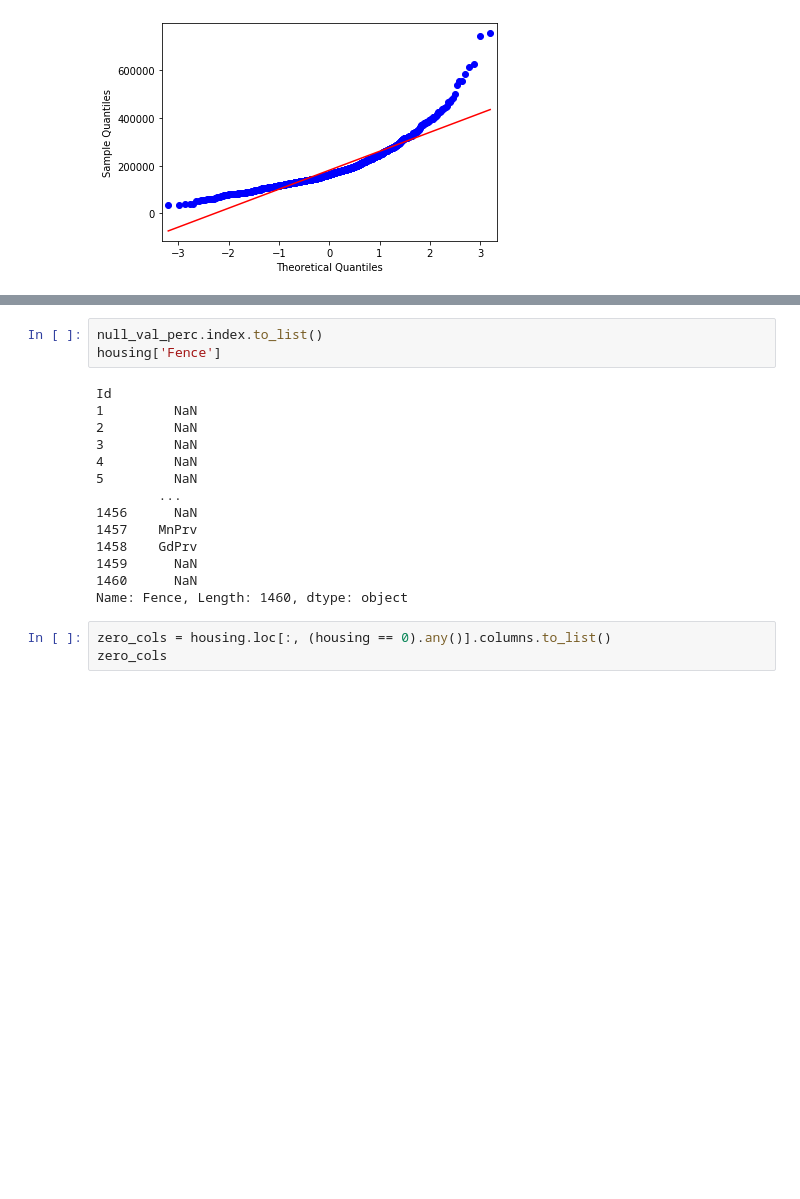
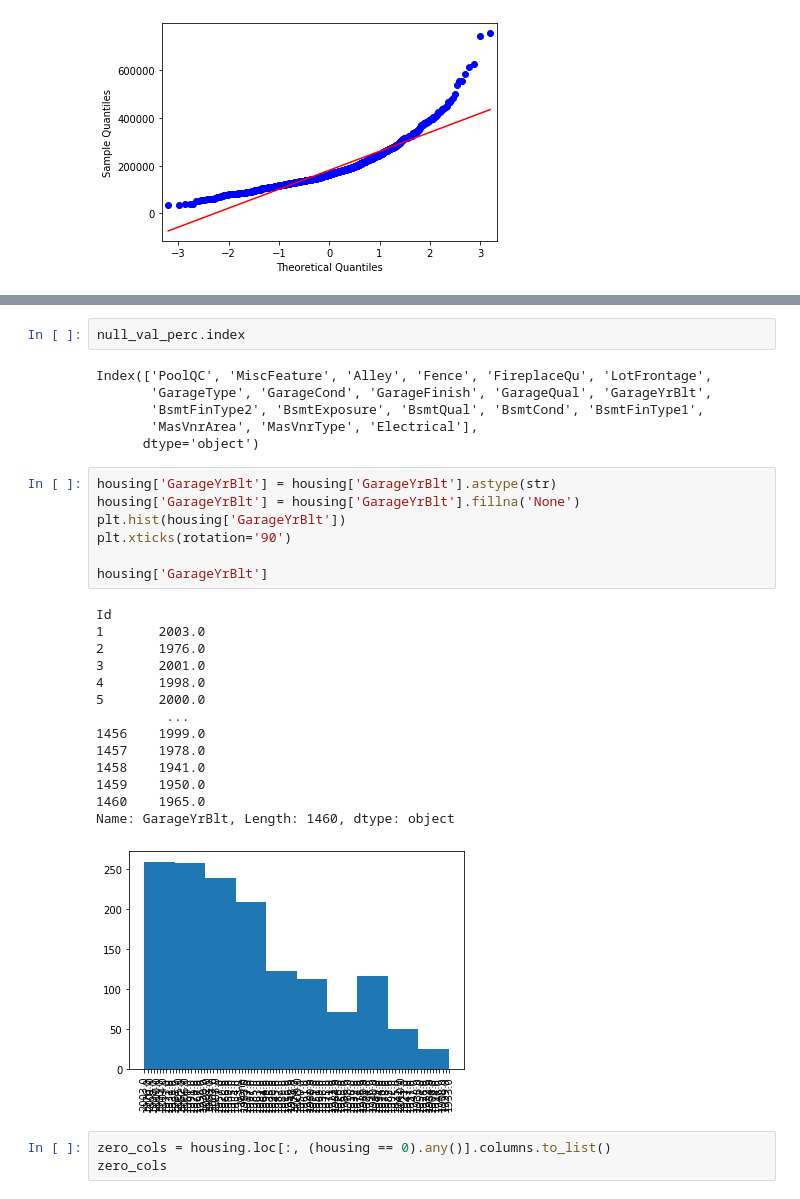
Before and after one commit to miggitymack/house-prices-advanced-regression-techniques, a Jupyter notebook: housing_prices.ipynb, the cells around one changed output, grey strips where cells are left out. Cells and saved outputs as stored; diff of their text form; blank space fills up the shorter version.

```diff
--- a/housing_prices.ipynb
+++ b/housing_prices.ipynb
@@ -75,21 +65,34 @@ Index(['MasVnrArea', 'BsmtFinSF1', 'BsmtFinSF2', 'BsmtUnfSF', 'TotalBsmtSF',
 [figure]
 # %%
-null_val_perc.index.to_list()
-housing['Fence']
+null_val_perc.index
 # %% [output]
-Id
-1         NaN
-2         NaN
-3         NaN
-4         NaN
-5         NaN
-        ...
-1456      NaN
-1457    MnPrv
-1458    GdPrv
-1459      NaN
-1460      NaN
-Name: Fence, Length: 1460, dtype: object
+Index(['PoolQC', 'MiscFeature', 'Alley', 'Fence', 'FireplaceQu', 'LotFrontage',
+       'GarageType', 'GarageCond', 'GarageFinish', 'GarageQual', 'GarageYrBlt',
+       'BsmtFinType2', 'BsmtExposure', 'BsmtQual', 'BsmtCond', 'BsmtFinType1',
+       'MasVnrArea', 'MasVnrType', 'Electrical'],
+      dtype='object')
+# %%
+housing['GarageYrBlt'] = housing['GarageYrBlt'].astype(str)
+housing['GarageYrBlt'] = housing['GarageYrBlt'].fillna('None')
+plt.hist(housing['GarageYrBlt'])
+plt.xticks(rotation='90')
+
+housing['GarageYrBlt']
+# %% [output]
+Id
+1       2003.0
+2       1976.0
+3       2001.0
+4       1998.0
+5       2000.0
+         ...
+1456    1999.0
+1457    1978.0
+1458    1941.0
+1459    1950.0
+1460    1965.0
+Name: GarageYrBlt, Length: 1460, dtype: object
+[figure, added]
 # %%
 zero_cols = housing.loc[:, (housing == 0).any()].columns.to_list()
 zero_cols
```
Also changed, not shown: parts of 6 cells of this notebook.
